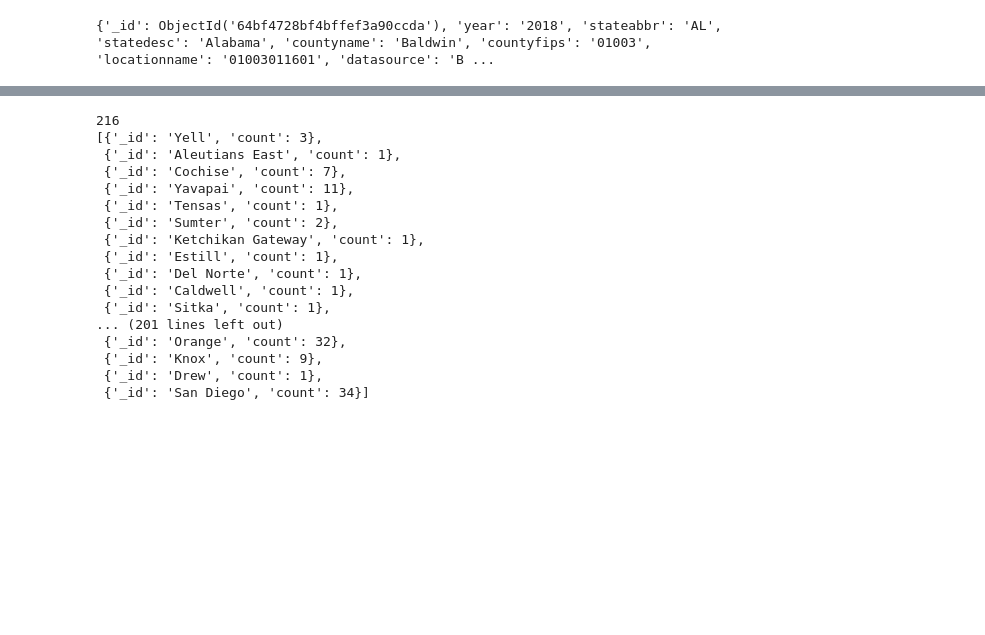
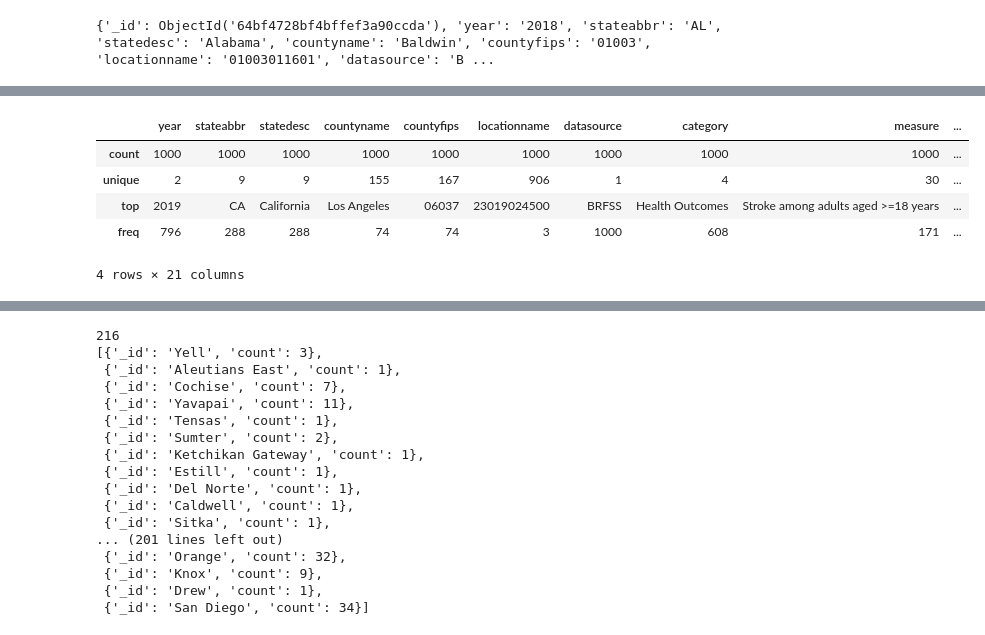
Before and after one commit to najdawi11/American-Health-and-Wellness-Dashboard, a Jupyter notebook: Application/data.ipynb, the cells around one changed output, grey strips where cells are left out. Saved outputs shown, nothing was run; the diff lists cells and outputs as text; code cells hidden in the pictures; blank space fills up the shorter version.

```diff
--- a/Application/data.ipynb
+++ b/Application/data.ipynb
@@ -70,0 +150,9 @@ pprint(results)
+# %%
+df.describe()
+# %% [output]
+|  | year | stateabbr | statedesc | countyname | countyfips | locationname | datasource | category | measure | ... |
+| count | 1000 | 1000 | 1000 | 1000 | 1000 | 1000 | 1000 | 1000 | 1000 | ... |
+| unique | 2 | 9 | 9 | 155 | 167 | 906 | 1 | 4 | 30 | ... |
+| top | 2019 | CA | California | Los Angeles | 06037 | 23019024500 | BRFSS | Health Outcomes | Stroke among adults aged >=18 years | ... |
+| freq | 796 | 288 | 288 | 74 | 74 | 3 | 1000 | 608 | 171 | ... |
+4 rows × 21 columns
```
Also changed, not shown: parts of 18 cells of this notebook, 3 other files.
